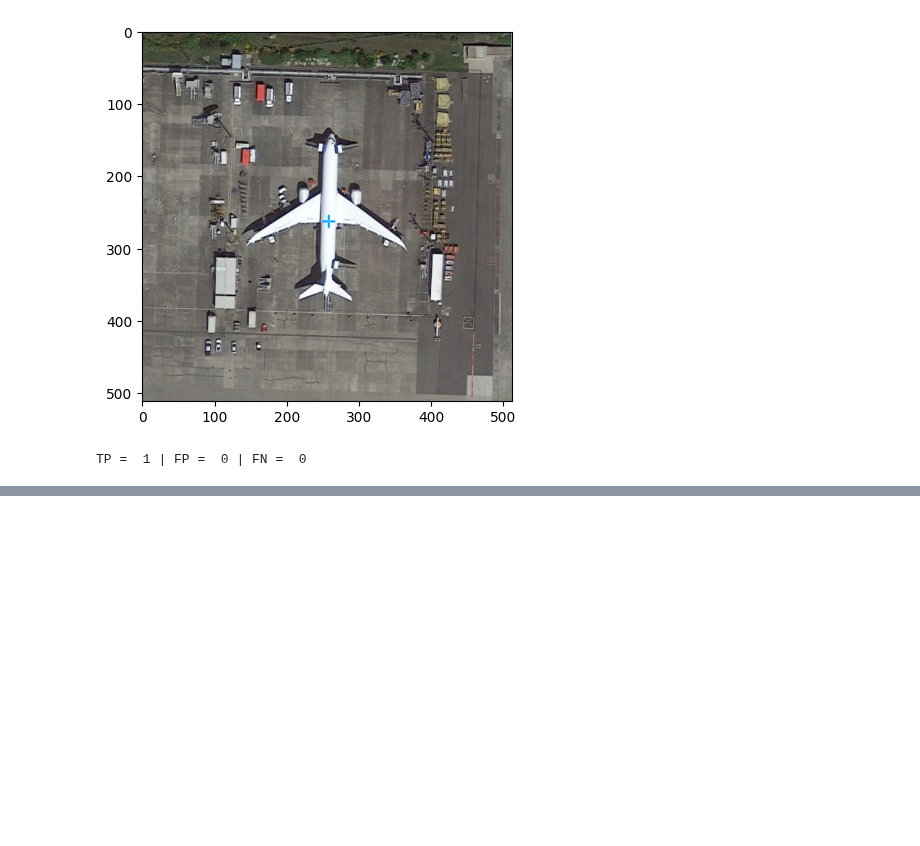
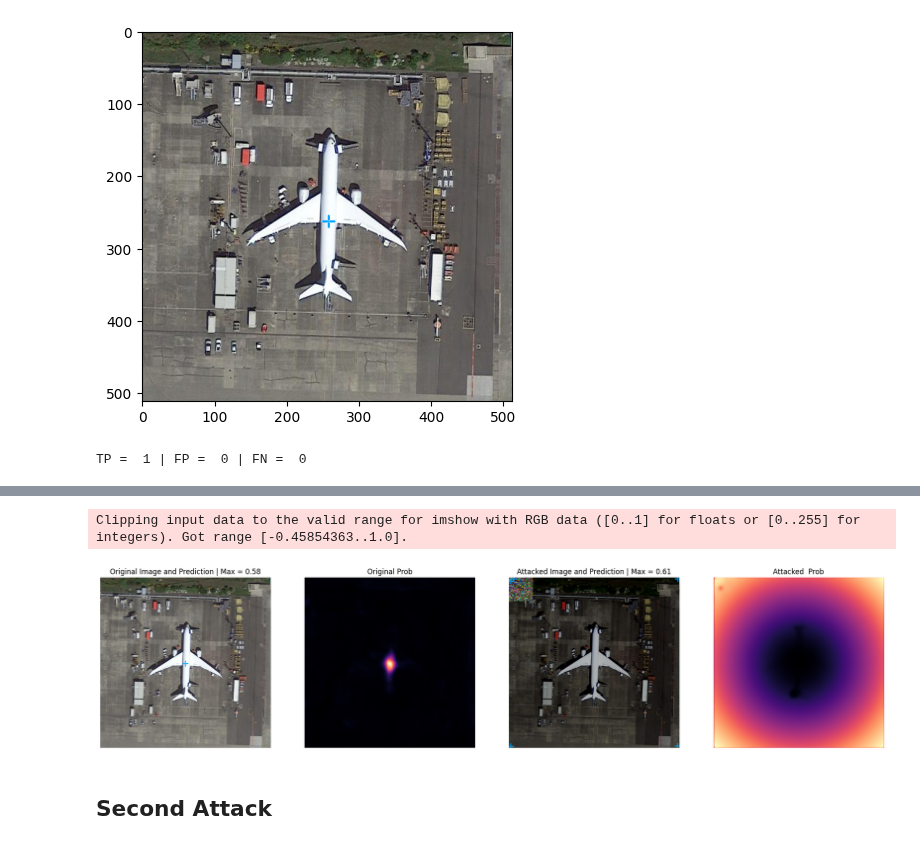
Before and after one commit to fx-bonnefont/projet-vision, a Jupyter notebook: co-attack.ipynb, the cells around one changed output, grey strips where cells are left out. Cells and saved outputs as stored; diff of their text form; code cells hidden in the pictures; blank space fills up the shorter version.

```diff
--- a/co-attack.ipynb
+++ b/co-attack.ipynb
@@ -164,0 +145,6 @@ SyntaxError: invalid syntax (198416357.py, line 3)
+# %%
+def x_to_torch(x):
+    x_t = torch.from_numpy(x).permute(2, 0, 1).float() / 255.0
+    x_t = TF.normalize(x_t, DOTA_MEAN, DOTA_STD)
+    x_t = x_t.unsqueeze(0).to(device)
+    return x_t
@@ -164,0 +230,15 @@ SyntaxError: invalid syntax (198416357.py, line 3)
+# %%
+mean = torch.tensor(DOTA_MEAN, device=device).view(1, 3, 1, 1)
+std = torch.tensor(DOTA_STD, device=device).view(1, 3, 1, 1)
+
+x_attacked_un = (x_attacked * std + mean)
+x_attacked_un = (x_attacked_un + x_attacked_un.min())/(x_attacked_un.min()+x_attacked_un.max())*255
+img_attacked = x_attacked_un.cpu().detach().numpy().squeeze().transpose(1,2,0)
+prediction_attacked = y_attacked.cpu().detach().numpy().squeeze()
+# %%
+show_attack_results(x0, img_attacked, y0,prediction_attacked )
+# %% [output]
+Clipping input data to the valid range for imshow with RGB data ([0..1] for floats or [0..255] for integers). Got range [-0.45854363..1.0].
+[figure, added]
+# %% [markdown]
+## Second Attack
```
Also changed, not shown: parts of 27 cells of this notebook, 9 other files.
